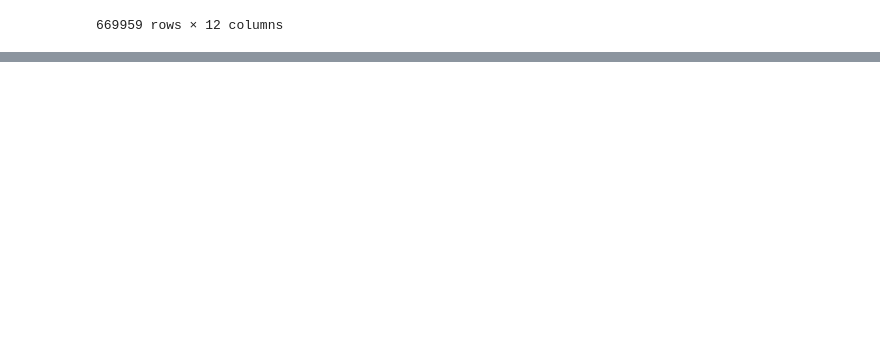
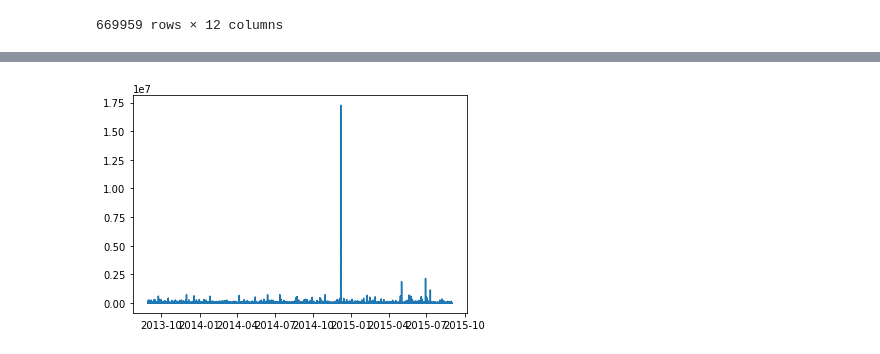
Before and after one commit to sachin-dabas/City-Biking, a Jupyter notebook: SF_EDA.ipynb, the cells around one changed output, grey strips where cells are left out. Saved outputs shown, nothing was run; the diff lists cells and outputs as text; code cells hidden in the pictures; blank space fills up the shorter version.

```diff
--- a/SF_EDA.ipynb
+++ b/SF_EDA.ipynb
@@ -90,4 +125,7 @@ TRIP_STATION_QUERY = 'SELECT trip.id AS trip_id, \
                             ON trip.end_station_id = end_station.id'
 
 sf_df = run_pd_query(TRIP_STATION_QUERY)
+# %%
+# remove any rows that have empty columns
+sf_df = sf_df.dropna(how="any")
 # %%
@@ -94,2 +133,9 @@ sf_df = run_pd_query(TRIP_STATION_QUERY)
 sf_df["start_date"] = pd.to_datetime(sf_df["start_date"], format='%m/%d/%Y %H:%M')
 sf_df["end_date"] = pd.to_datetime(sf_df["end_date"], format='%m/%d/%Y %H:%M')
+# %%
+# remove the outliers for duration
+z_scores = stats.zscore(sf_df["duration"])
+
+abs_z_scores = np.abs(z_scores)
+filtered_entries = (abs_z_scores < 3)
+sf_df = sf_df[filtered_entries]
@@ -116,3 +188,9 @@ profile = ProfileReport(sf_df, title="Pandas Profiling Report on SF", minimal=Tr
 profile.to_notebook_iframe()
 # %% [output]
 [interactive output not drawn]
+# %%
+%matplotlib inline
+plt.plot(sf_df["start_date"], sf_df["duration"])
+plt.show()
+# %% [output]
+[figure, added]
```
Also changed, not shown: parts of 11 cells of this notebook.
